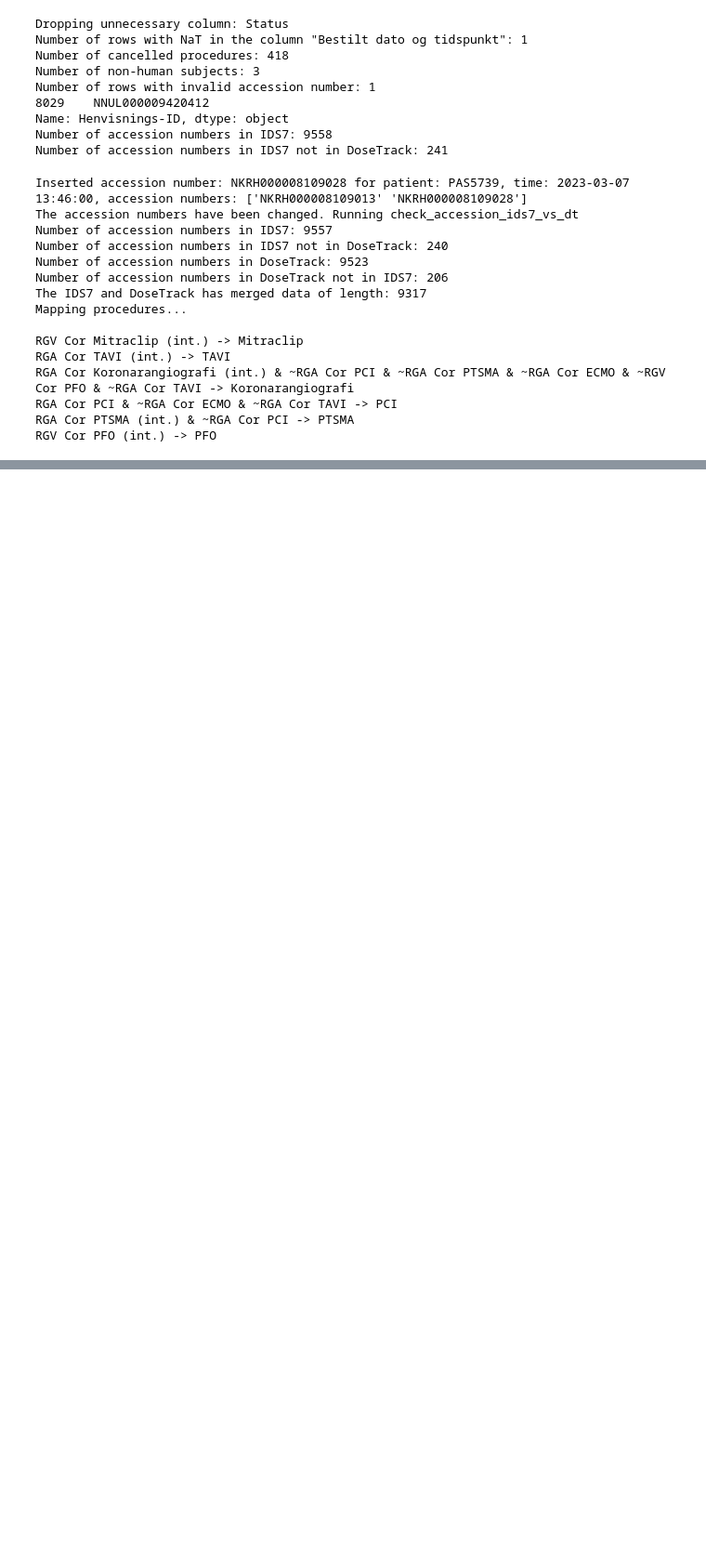
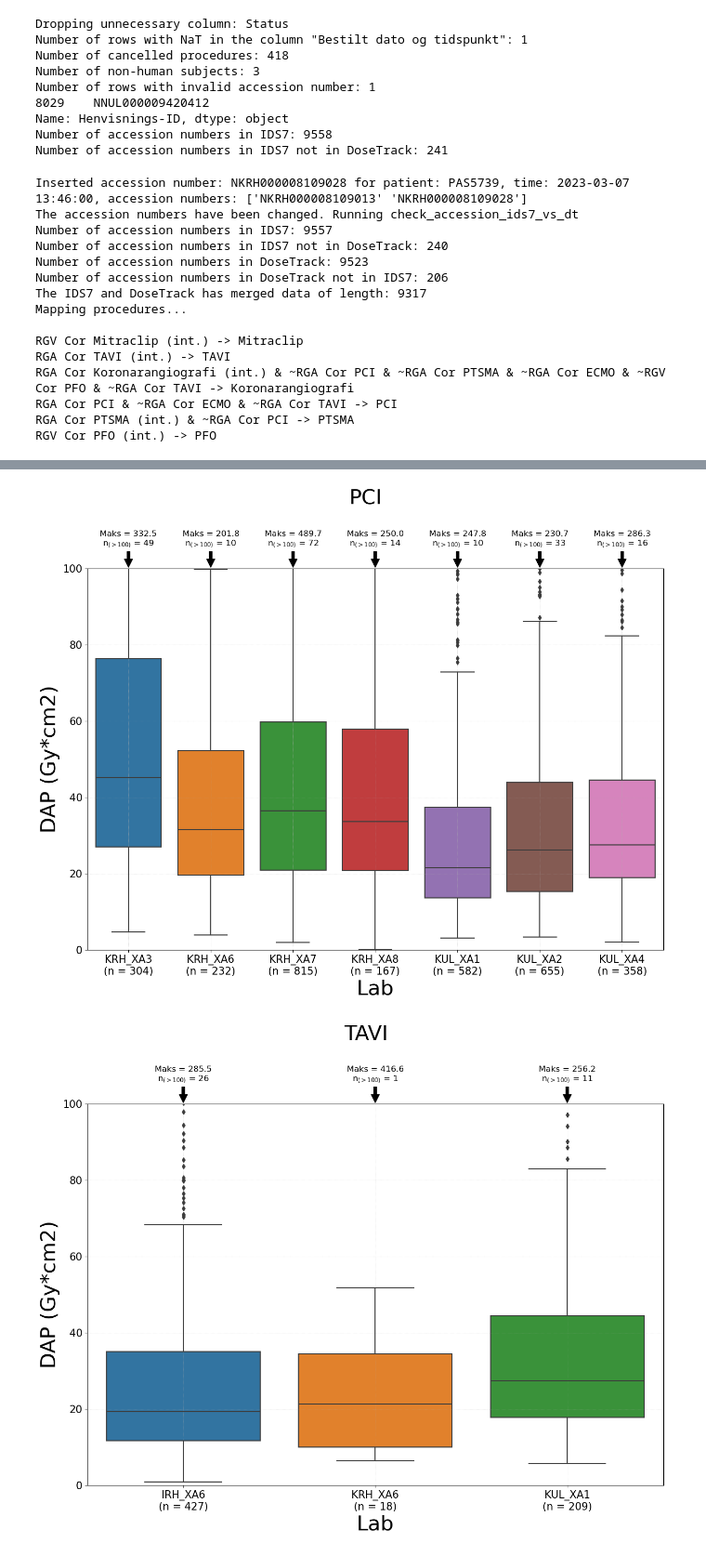
Before and after one commit to bjornhel/XA_DoseAnalysis, a Jupyter notebook: Code/script_repdose_pci.ipynb, the cells around one changed output, grey strips where cells are left out. Shown at 93% size. Cells and saved outputs as stored; diff of their text form; code cells hidden in the pictures; blank space fills up the shorter version.

```diff
--- a/Code/script_repdose_pci.ipynb
+++ b/Code/script_repdose_pci.ipynb
@@ -99,0 +96,22 @@ RGV Cor PFO (int.) -> PFO
+# %%
+importlib.reload(bh_plot)
+importlib.reload(bh_report)
+def run_analysis(data, procedure, y):
+    export = False
+    bh_plot.plot_representative_dose(data, procedure, y, export)
+    print('\n')
+    bh_report.report_exposure_time_all(data[data['Mapped Procedures'] == procedure], True)
+    print('\n')
+    bh_report.report_exposure_time_per_lab(data[data['Mapped Procedures'] == procedure], True)
+    print('\n')
+    print('###############################################')
+    print('\n')
+
+
+run_analysis(data, 'Koronarangiografi', 50)
+run_analysis(data, 'PCI', 100)
+run_analysis(data, 'TAVI', 75)
+run_analysis(data, 'Mitraclip', 100)
+run_analysis(data, 'PTSMA', 100)
+run_analysis(data, 'PFO', 20)
+# %% [output]
@@ -99,0 +136,2 @@ RGV Cor PFO (int.) -> PFO
+[figure, added]
+[figure, added]
```
Also changed, not shown: parts of 8 cells of this notebook, 1 other file.
